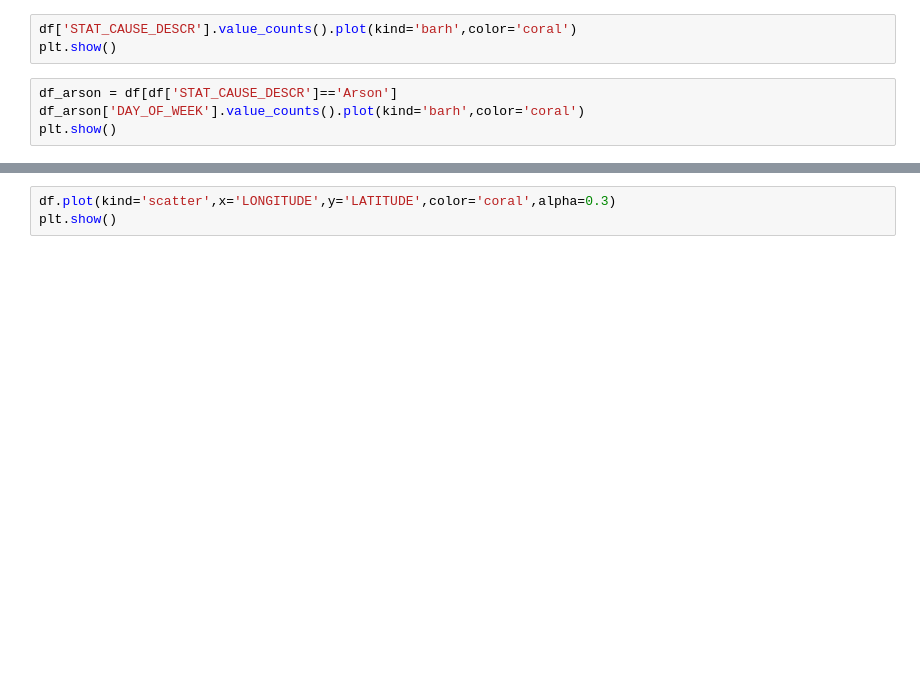
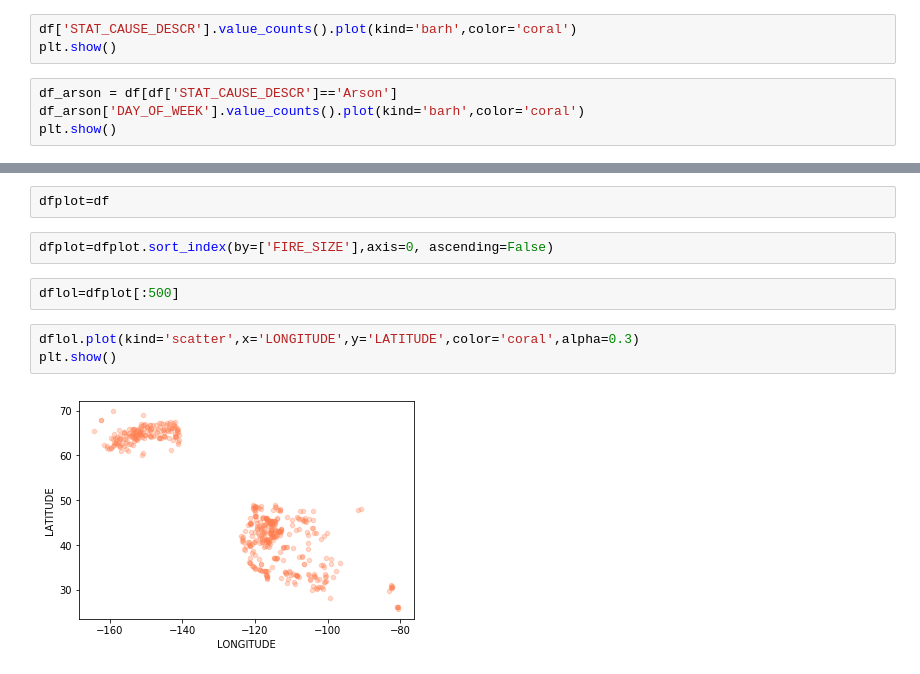
Before and after one commit to NVI/SmoGYEye, a Jupyter notebook: main.ipynb, the cells around one changed output, grey strips where cells are left out. Saved outputs shown, nothing was run; the diff lists cells and outputs as text; blank space fills up the shorter version.

```diff
--- a/main.ipynb
+++ b/main.ipynb
@@ -404,3 +444,11 @@ plot_corr(df)
+# %%
+dfplot=df
+# %%
+dfplot=dfplot.sort_index(by=['FIRE_SIZE'],axis=0, ascending=False)
+# %%
+dflol=dfplot[:500]
 # %%
-df.plot(kind='scatter',x='LONGITUDE',y='LATITUDE',color='coral',alpha=0.3)
+dflol.plot(kind='scatter',x='LONGITUDE',y='LATITUDE',color='coral',alpha=0.3)
 plt.show()
+# %% [output]
+[figure, added]
```
Also changed, not shown: parts of 11 cells of this notebook.
